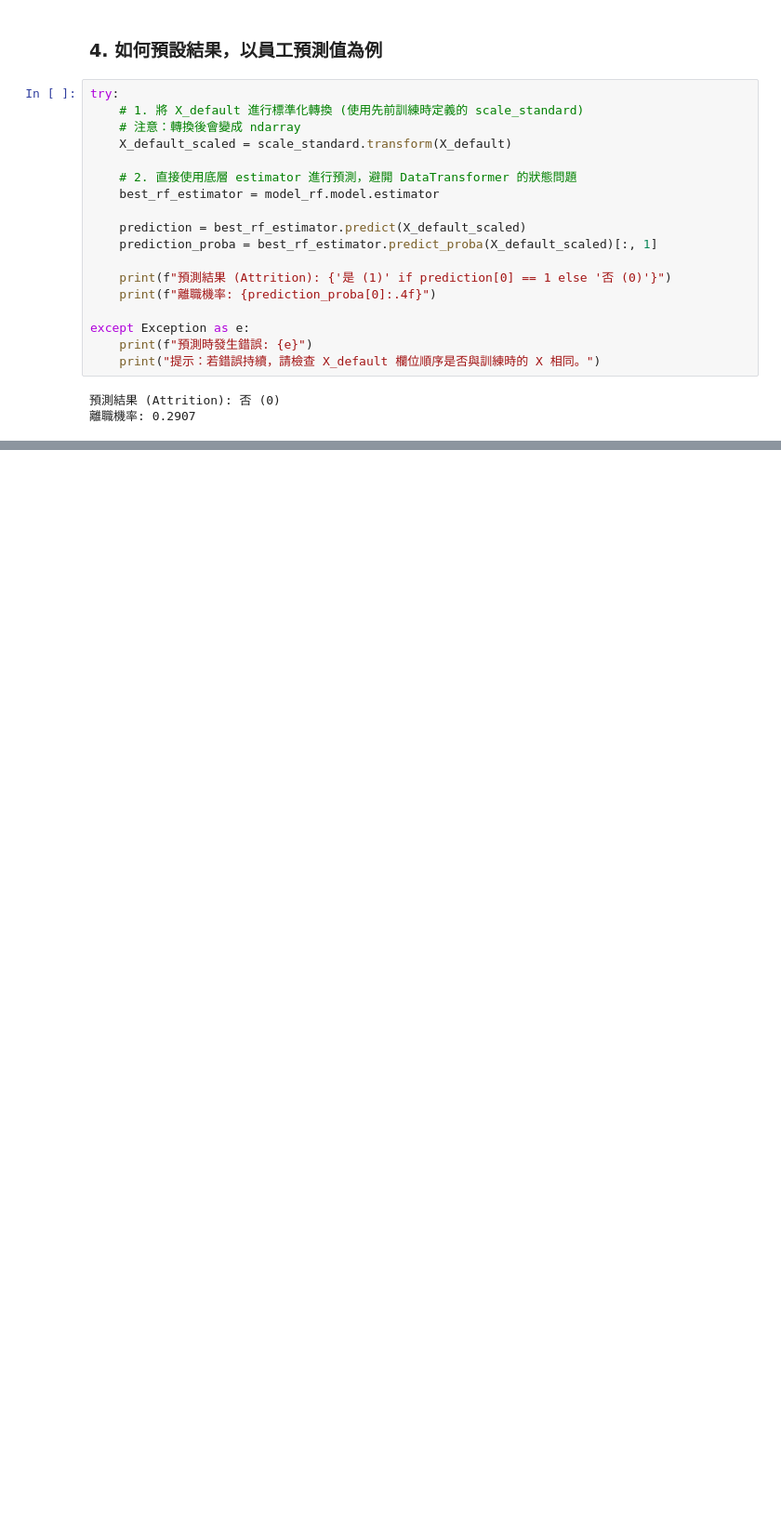
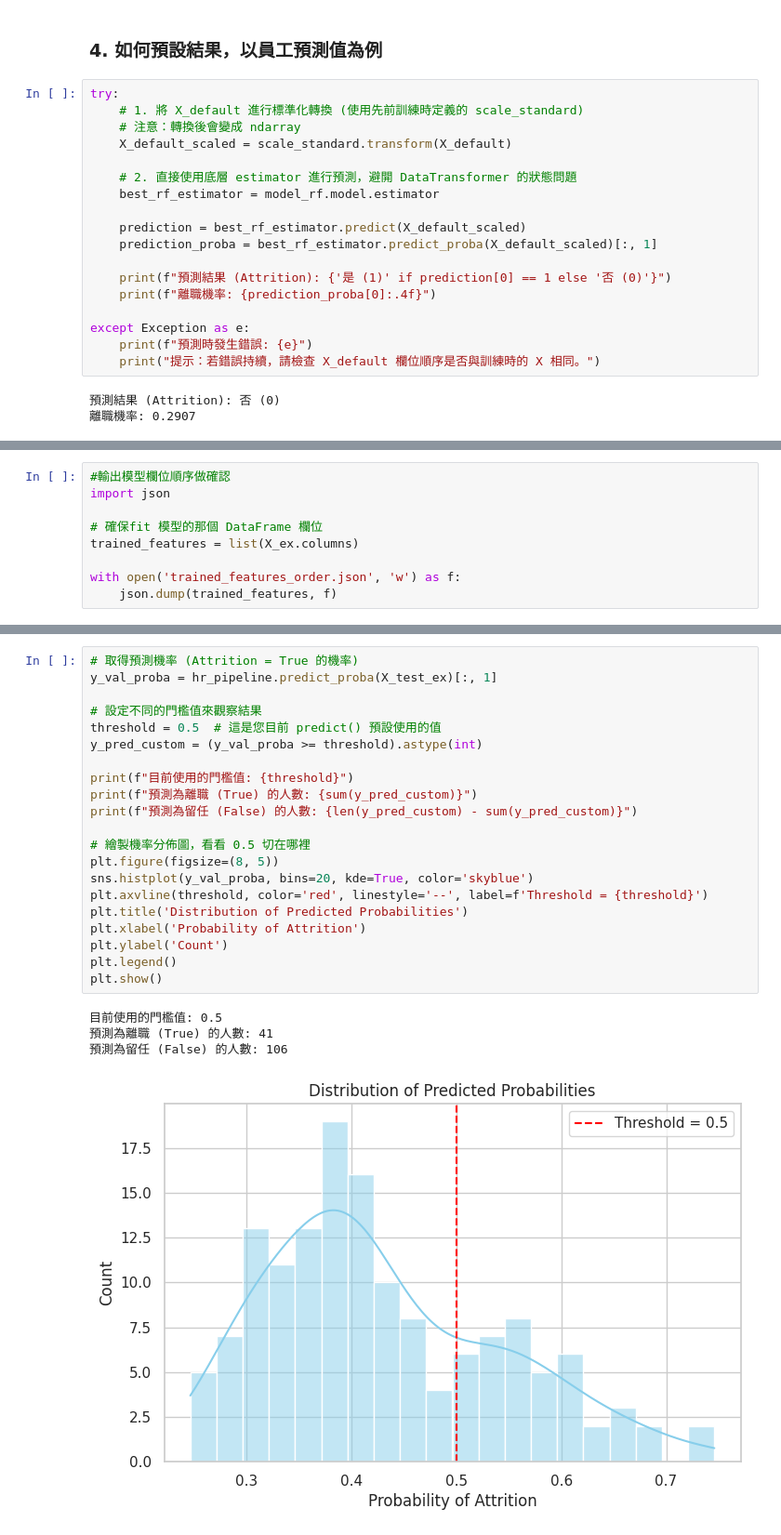
Before and after one commit to sofiahuang2225-prog/python-DM-group-k, a Jupyter notebook: ML_RF_LR.ipynb, the cells around one changed output, grey strips where cells are left out. Shown at 93% size. Saved outputs shown, nothing was run; the diff lists cells and outputs as text; blank space fills up the shorter version.

```diff
--- a/ML_RF_LR.ipynb
+++ b/ML_RF_LR.ipynb
@@ -744,0 +780,9 @@ except Exception as e:
+# %%
+#輸出模型欄位順序做確認
+import json
+
+# 確保fit 模型的那個 DataFrame 欄位
+trained_features = list(X_ex.columns)
+
+with open('trained_features_order.json', 'w') as f:
+    json.dump(trained_features, f)
@@ -744,0 +822,26 @@ except Exception as e:
+# %%
+# 取得預測機率 (Attrition = True 的機率)
+y_val_proba = hr_pipeline.predict_proba(X_test_ex)[:, 1]
+
+# 設定不同的門檻值來觀察結果
+threshold = 0.5  # 這是您目前 predict() 預設使用的值
+y_pred_custom = (y_val_proba >= threshold).astype(int)
+
+print(f"目前使用的門檻值: {threshold}")
+print(f"預測為離職 (True) 的人數: {sum(y_pred_custom)}")
+print(f"預測為留任 (False) 的人數: {len(y_pred_custom) - sum(y_pred_custom)}")
+
+# 繪製機率分佈圖，看看 0.5 切在哪裡
+plt.figure(figsize=(8, 5))
+sns.histplot(y_val_proba, bins=20, kde=True, color='skyblue')
+plt.axvline(threshold, color='red', linestyle='--', label=f'Threshold = {threshold}')
+plt.title('Distribution of Predicted Probabilities')
+plt.xlabel('Probability of Attrition')
+plt.ylabel('Count')
+plt.legend()
+plt.show()
+# %% [output]
+目前使用的門檻值: 0.5
+預測為離職 (True) 的人數: 41
+預測為留任 (False) 的人數: 106
+[figure, added]
```
Also changed, not shown: parts of 12 cells of this notebook.
